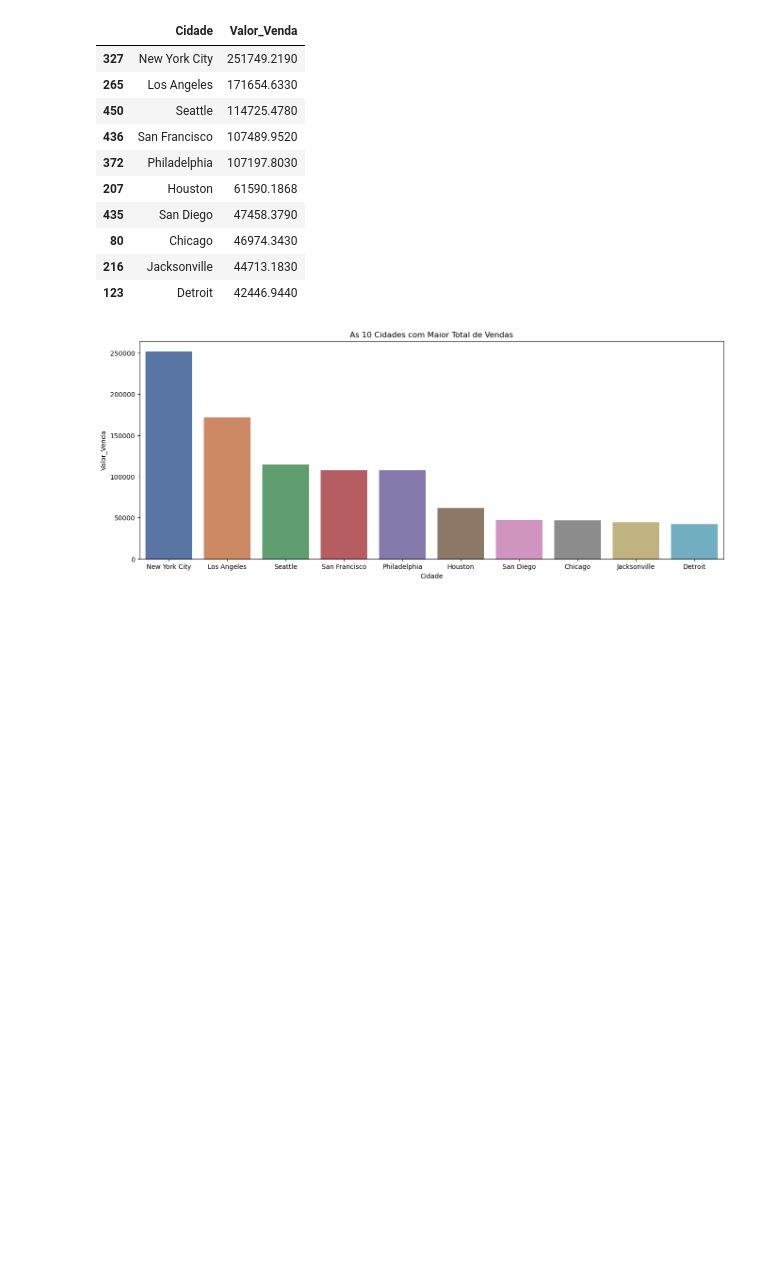
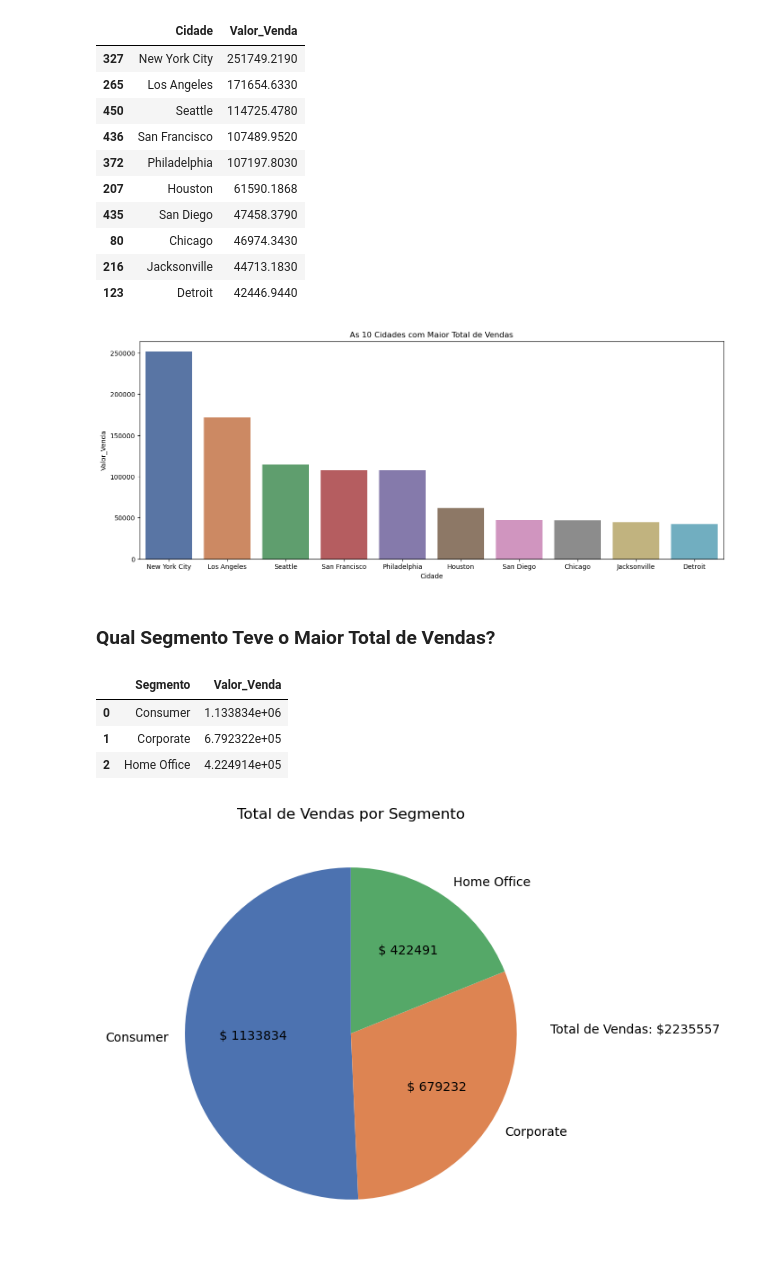
Before and after one commit to rodrigofdl/analise_exploratoria_varejo, a Jupyter notebook: analise_exploratoria_varejo.ipynb, the cells around one changed output. Drawn from its saved outputs; the diff is of its cells as text; code cells hidden in the pictures; blank space fills up the shorter version.

```diff
--- a/analise_exploratoria_varejo.ipynb
+++ b/analise_exploratoria_varejo.ipynb
@@ -194,3 +194,32 @@ sns.barplot(data = df_p4,
 plt.show()
 # %% [output]
 [figure]
+# %% [markdown]
+### Qual Segmento Teve o Maior Total de Vendas?
+# %%
+df_p5 = df.groupby('Segmento')['Valor_Venda'].sum().reset_index().sort_values(by = 'Valor_Venda', ascending = False)
+total_vendas = df_p5['Valor_Venda'].sum()
+df_p5
+# %% [output]
+|  | Segmento | Valor_Venda |
+| 0 | Consumer | 1.133834e+06 |
+| 1 | Corporate | 6.792322e+05 |
+| 2 | Home Office | 4.224914e+05 |
+# %%
+def autopct_format(values):
+    def my_format(pct):
+        total = sum(values)
+        val = int(round(pct * total / 100.0))
+        return ' $ {v:d}'.format(v = val)
+    return my_format
+# %%
+plt.figure(figsize = (16, 6))
+plt.pie(df_p5['Valor_Venda'],
+        labels = df_p5['Segmento'],
+        autopct = autopct_format(df_p5['Valor_Venda']),
+        startangle = 90)
+plt.annotate(text = 'Total de Vendas: ' + '$' + str(int(total_vendas)), xy = (1.2, 0))
+plt.title('Total de Vendas por Segmento')
+plt.show()
+# %% [output]
+[figure, added]
```
